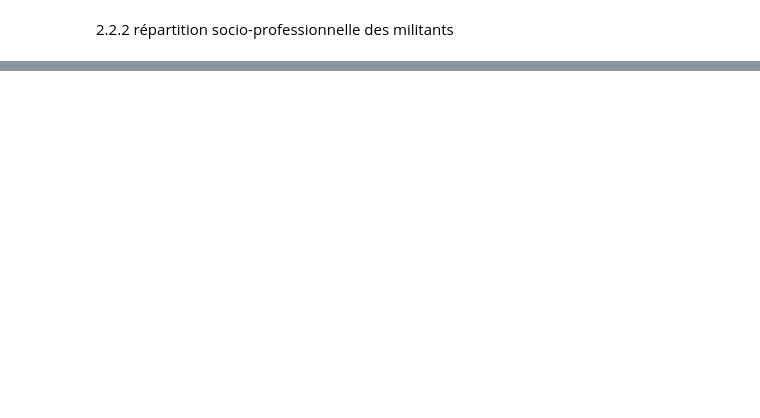
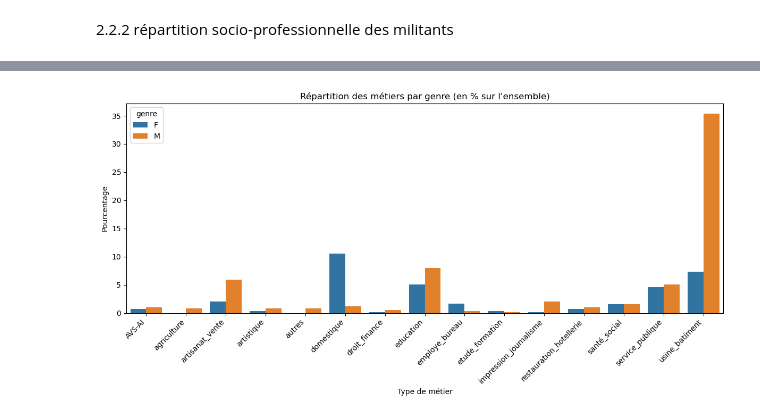
Before and after one commit to Zenderl/memoire_POP, a Jupyter notebook: notebooks_jupyter/requetes_SQL/question_02.ipynb, the cells around one changed output, grey strips where cells are left out. Cells and saved outputs as stored; diff of their text form; code cells hidden in the pictures; blank space fills up the shorter version.

```diff
--- a/notebooks_jupyter/requetes_SQL/question_02.ipynb
+++ b/notebooks_jupyter/requetes_SQL/question_02.ipynb
@@ -132,0 +135,26 @@ print(df.head(1000))
+# %%
+df = pd.read_sql("""
+SELECT
+    pe.genre,
+    tm.definition AS type_metier,
+    COUNT(pk_type_M) as count_type_metier
+FROM personne AS pe
+LEFT JOIN travaille AS t ON t.fk_personne = pe.pk_personne
+LEFT JOIN metier AS m ON m.pk_metier = t.fk_metier
+LEFT JOIN type_M AS tm ON tm.pk_type_M = m.fk_type_M
+WHERE tm.pk_type_M IS NOT NULL
+GROUP BY pe.genre, tm.definition
+ORDER BY tm.definition
+""", connection)
+
+# Total général sur l'ensemble des lignes
+total_general = df['count_type_metier'].sum()
+
+# Pourcentage sur l'ensemble des métiers recensés
+df['pourcentage'] = df['count_type_metier'] / total_general * 100.0
+
+# Optionnel : réinitialiser l'index pour une table bien propre
+df = df.reset_index(drop=True)
+
+# Affichage du résultat
+print(df[['genre', 'type_metier', 'count_type_metier', 'pourcentage']])
@@ -132,0 +179,14 @@ print(df.head(1000))
+# %%
+import seaborn as sns
+import matplotlib.pyplot as plt
+
+plt.figure(figsize=(12, 6))
+sns.barplot(data=df, x='type_metier', y='pourcentage', hue='genre')
+plt.xticks(rotation=45, ha='right')
+plt.title("Répartition des métiers par genre (en % sur l'ensemble)")
+plt.ylabel("Pourcentage")
+plt.xlabel("Type de métier")
+plt.tight_layout()
+plt.show()
+# %% [output]
+[figure, added]
```
Also changed, not shown: parts of 5 cells of this notebook, 4 other files.
